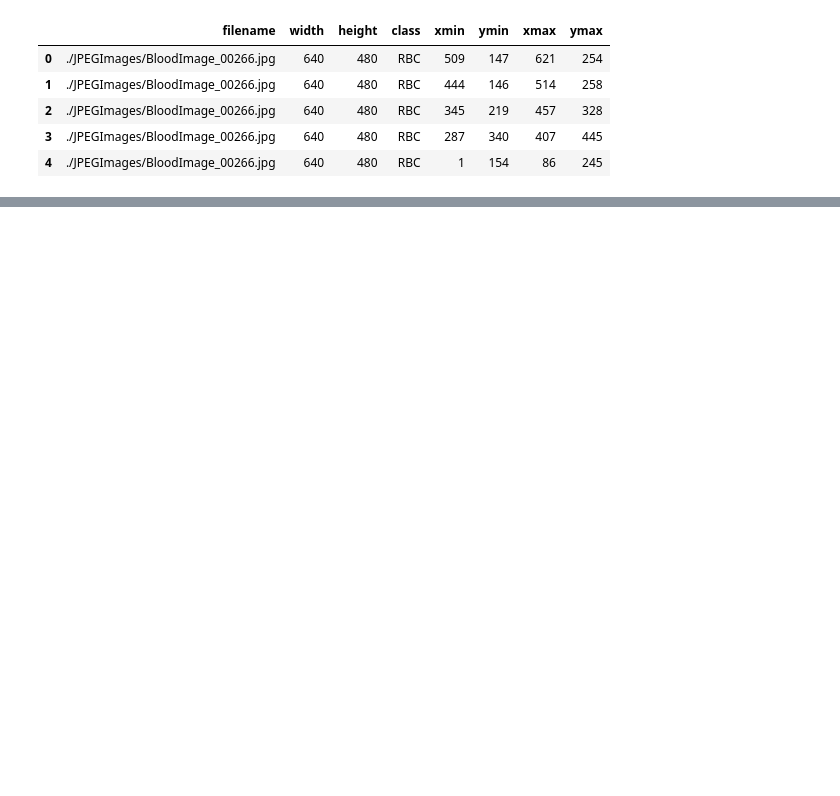
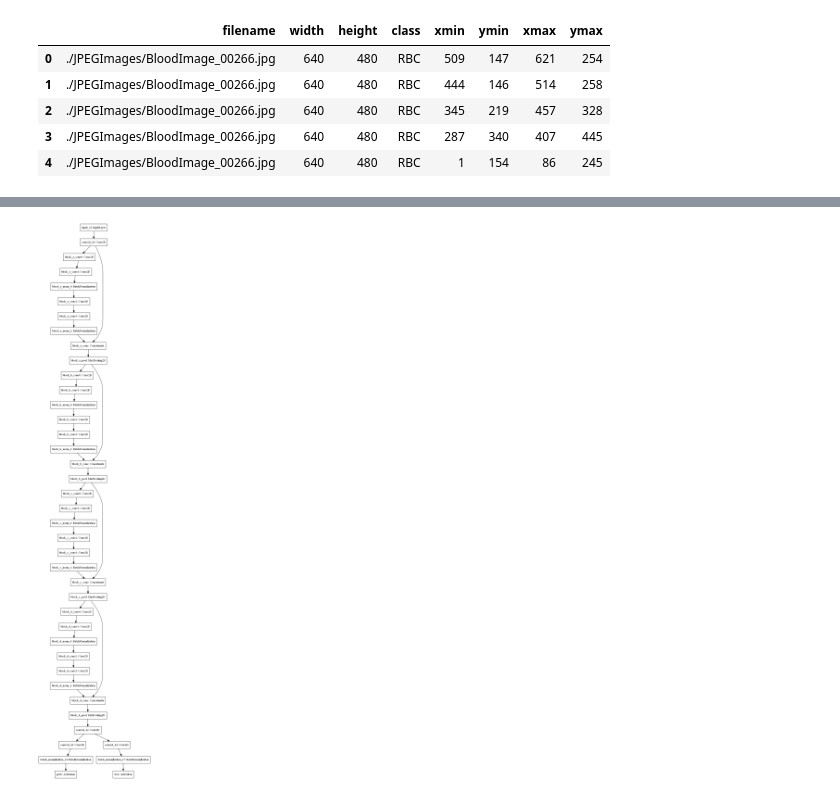
Before and after one commit to angrybayblade/detect, a Jupyter notebook: Net.ipynb, the cells around one changed output, grey strips where cells are left out. Cells and saved outputs as stored; diff of their text form; code cells hidden in the pictures; blank space fills up the shorter version.

```diff
--- a/Net.ipynb
+++ b/Net.ipynb
@@ -362,6 +366,10 @@ box = BatchNormalization()(box)
 box = Activation("sigmoid",name="box")(box)
 
 net = keras.Model(_input,[prob,box])
+# %%
+keras.utils.plot_model(net)
+# %% [output]
+[figure, added]
 # %%
 net.summary()
 # %% [output]
```
Also changed, not shown: parts of 24 cells of this notebook, 2 other files.
